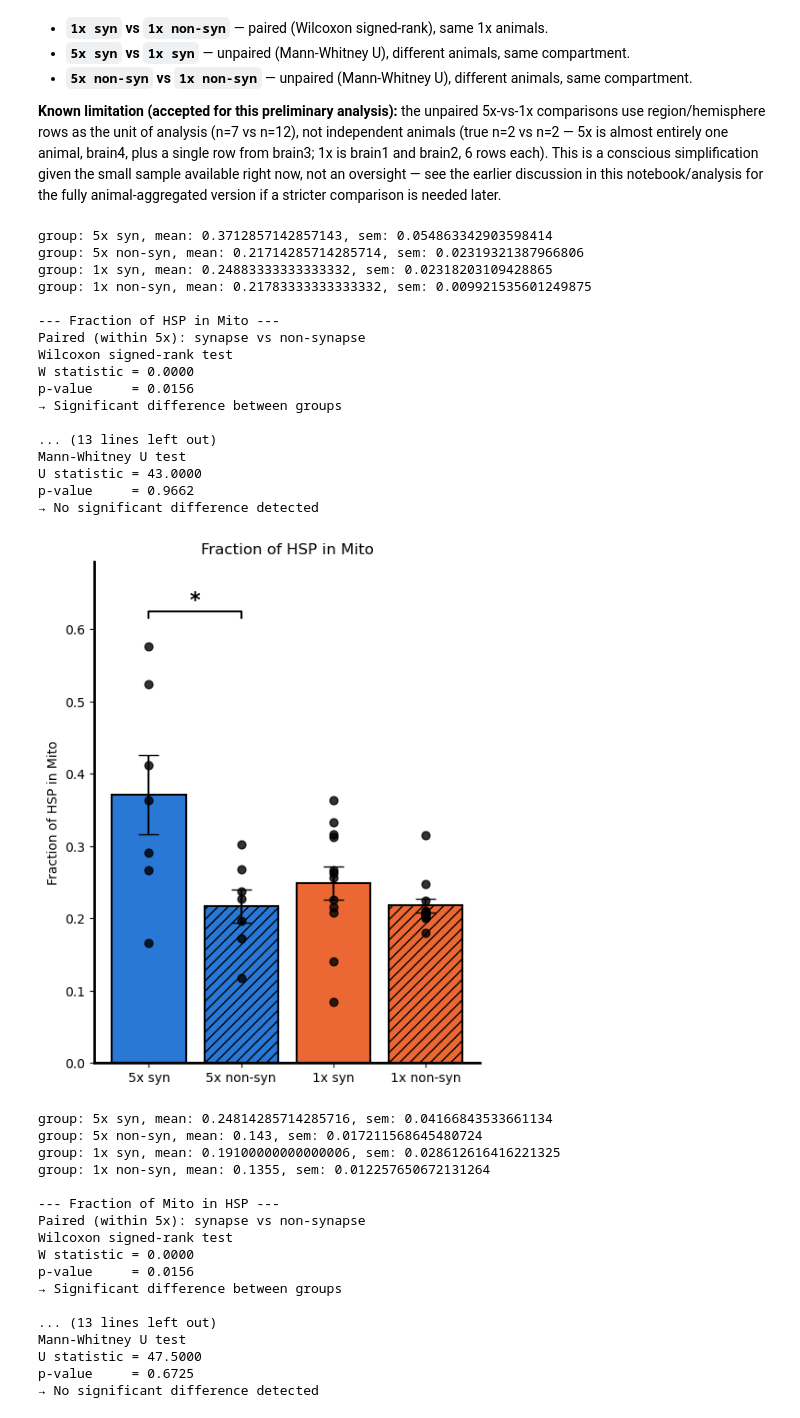
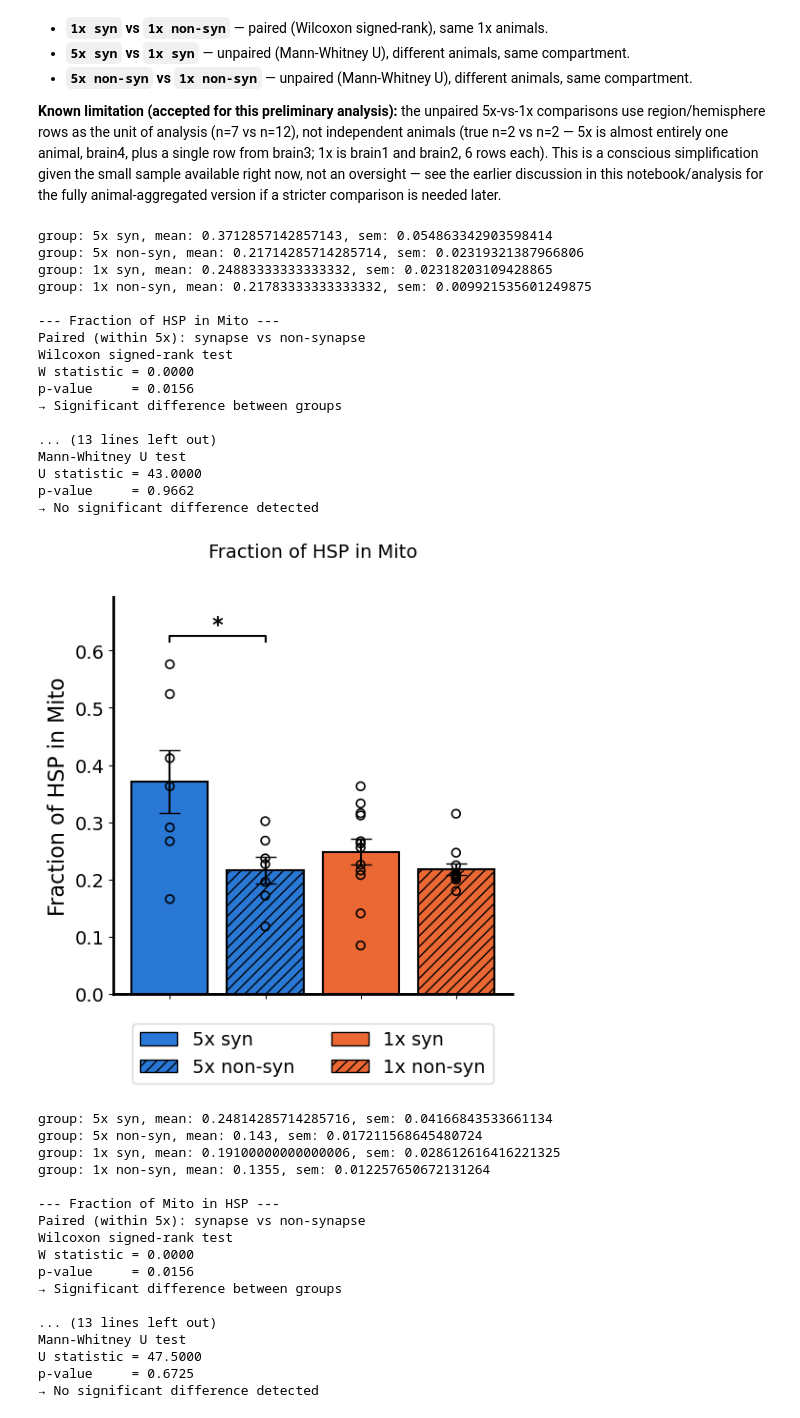
Before and after one commit to gmalagonv/confocal, a Jupyter notebook: analysis_notebooks/pooled_results.ipynb, the cells around one changed output. Drawn from its saved outputs; the diff is of its cells as text; code cells hidden in the pictures.

```diff
--- a/analysis_notebooks/pooled_results.ipynb
+++ b/analysis_notebooks/pooled_results.ipynb
@@ -279,7 +278,7 @@ for j,df in enumerate(df_list):
         bar_color = colors[j][:len(colmns2plot)] * len(key_group)
 
 
-        fast_plotter(new_col_list, df= all_df, ylabel=col,  bar_color=bar_color,  quietStats=False, figsize=(3,6), legend=True)
+        fast_plotter(new_col_list, df= all_df, ylabel=col,  bar_color=bar_color, title_font_size=14, quietStats=False, figsize=(3,6), legend=True)
 # %% [output]
    density_HSP_syn_5x  density_HSP_non_syn_5x  density_HSP_syn_1x  \
 0              0.0999                  0.0667              0.2109
@@ -794,9 +796,14 @@ def plot_condition_compartment(metric_syn, metric_non_syn, ylabel, title,
     colors = ['#2a78d6', '#2a78d6', '#eb6834', '#eb6834']   # 5x = blue, 1x = orange
     patterns = ['', '///', '', '///']                        # solid = synapse, striped = non-synapse
 
-    ax = plot_bars_with_sem3(groups, labels=labels, ylabel=ylabel,
-                              bar_color=colors, pattern=patterns, figsize=figsize)
-    ax.set_title(title)
+    # plot_bars_with_sem3_test (not plot_bars_with_sem3) so title/legend styling
+    # matches the density_HSP/density_Mito figures above exactly -- same function,
+    # same title_font_size/pad, and a legend instead of x-tick text labels.
+    ax = plot_bars_with_sem3_test(groups, labels=labels, ylabel=ylabel,
+                                   bar_color=colors, pattern=patterns, figsize=figsize,
+                                   title=title, title_font_size=14, legend=True)
+    ax.tick_params(axis="both", labelsize=14)
+    ax.yaxis.label.set_size(16)
 
     print(f'\n--- {title} ---')
     print('Paired (within 5x): synapse vs non-synapse')
@@ -842,34 +849,34 @@ plot_condition_compartment(
     'Fraction of Mito in HSP', 'Fraction of Mito in HSP', df_5x, df_1x,
 )
 
 plot_condition_compartment(
     'MB_syn_odds_ratio', 'MB_non_syn_odds_ratio',
     'log(Odds Ratio)', 'Odds Ratio (log scale)', df_5x, df_1x, log_transform=True,
 )
 
 plot_condition_compartment(
     'MB_syn_enrichment', 'MB_non_syn_enrichment',
     'Enrichment', 'Enrichment', df_5x, df_1x,
 )
 # %% [output]
 group: 5x syn, mean: 0.3712857142857143, sem: 0.054863342903598414
 group: 5x non-syn, mean: 0.21714285714285714, sem: 0.02319321387966806
 group: 1x syn, mean: 0.24883333333333332, sem: 0.02318203109428865
 group: 1x non-syn, mean: 0.21783333333333332, sem: 0.009921535601249875
 
 --- Fraction of HSP in Mito ---
 Paired (within 5x): synapse vs non-synapse
 Wilcoxon signed-rank test
 W statistic = 0.0000
 p-value     = 0.0156
 → Significant difference between groups
 
 ... (13 lines left out)
 Mann-Whitney U test
 U statistic = 43.0000
 p-value     = 0.9662
 → No significant difference detected
-[figure, old version]
+[figure, new version]
 group: 5x syn, mean: 0.24814285714285716, sem: 0.04166843533661134
 group: 5x non-syn, mean: 0.143, sem: 0.017211568645480724
 group: 1x syn, mean: 0.19100000000000006, sem: 0.028612616416221325
```
Also changed, not shown: parts of 4 cells of this notebook.
